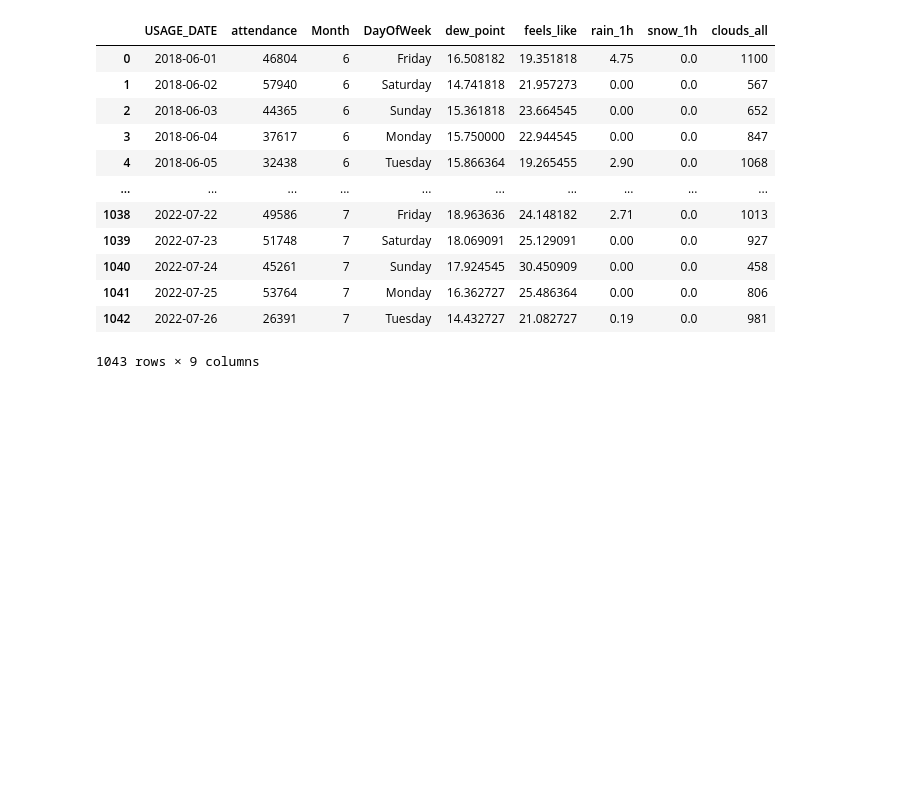
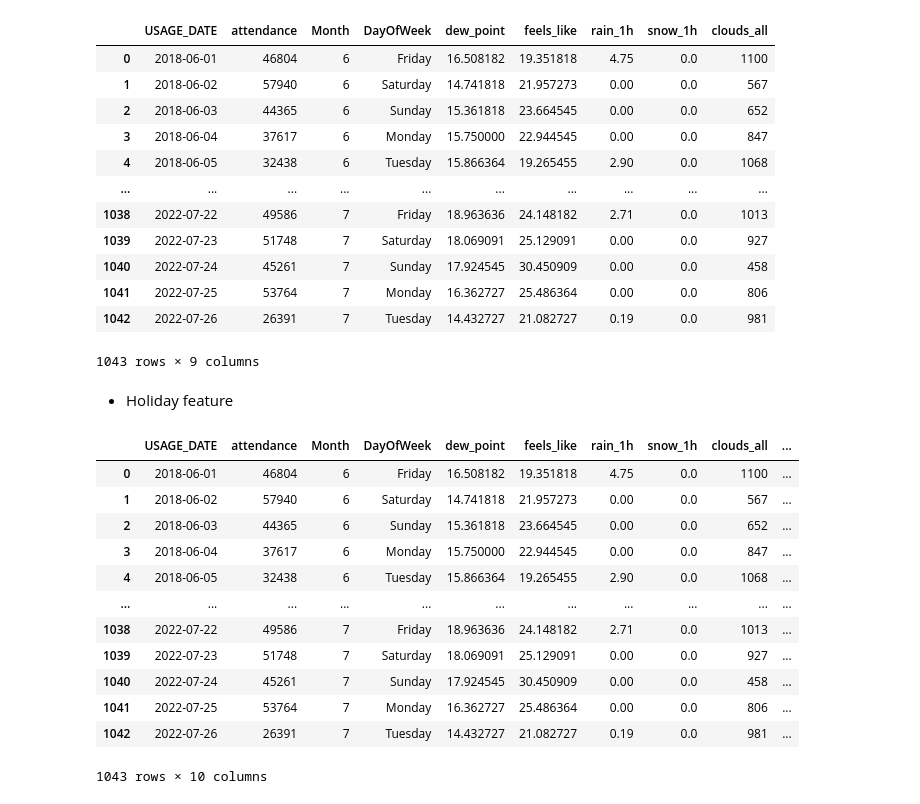
Before and after one commit to CharlesS940/xhec_endless_line, a Jupyter notebook: notebooks/attendance_forecast.ipynb, the cells around one changed output. Saved outputs shown, nothing was run; the diff lists cells and outputs as text; code cells hidden in the pictures; blank space fills up the shorter version.

```diff
--- a/notebooks/attendance_forecast.ipynb
+++ b/notebooks/attendance_forecast.ipynb
@@ -682,3 +688,51 @@ df
 | 1041 | 2022-07-25 | 53764 | 7 | Monday | 16.362727 | 25.486364 | 0.00 | 0.0 | 806 |
 | 1042 | 2022-07-26 | 26391 | 7 | Tuesday | 14.432727 | 21.082727 | 0.19 | 0.0 | 981 |
 1043 rows × 9 columns
+# %% [markdown]
+- Holiday feature
+# %%
+import holidays
+from vacances_scolaires_france import SchoolHolidayDates
+
+
+# Initialize France holidays (bank holidays)
+fr_holidays = holidays.France(years=df["USAGE_DATE"].dt.year.unique())
+
+# Dummy variable for bank holidays
+df["Is_Bank_Holiday"] = df["USAGE_DATE"].apply(
+    lambda x: True if x in fr_holidays else False
+)
+
+# Initialize the SchoolHolidayDates object
+d = SchoolHolidayDates()
+
+
+# Function to check if a date is a holiday
+def is_school_holiday(date, zone="C"):
+    return d.is_holiday_for_zone(date, zone)
+
+
+# Add a new column indicating if the date is a school holiday
+df["Is_School_Holiday"] = df["USAGE_DATE"].apply(lambda x: is_school_holiday(x.date()))
+
+# Combine into a single dummy variable
+df["Is_Holiday"] = (
+    df[["Is_Bank_Holiday", "Is_School_Holiday"]].max(axis=1).astype("int")
+)
+
+df.drop(columns=["Is_Bank_Holiday", "Is_School_Holiday"], inplace=True)
+df
+# %% [output]
+|  | USAGE_DATE | attendance | Month | DayOfWeek | dew_point | feels_like | rain_1h | snow_1h | clouds_all | ... |
+| 0 | 2018-06-01 | 46804 | 6 | Friday | 16.508182 | 19.351818 | 4.75 | 0.0 | 1100 | ... |
+| 1 | 2018-06-02 | 57940 | 6 | Saturday | 14.741818 | 21.957273 | 0.00 | 0.0 | 567 | ... |
+| 2 | 2018-06-03 | 44365 | 6 | Sunday | 15.361818 | 23.664545 | 0.00 | 0.0 | 652 | ... |
+| 3 | 2018-06-04 | 37617 | 6 | Monday | 15.750000 | 22.944545 | 0.00 | 0.0 | 847 | ... |
+| 4 | 2018-06-05 | 32438 | 6 | Tuesday | 15.866364 | 19.265455 | 2.90 | 0.0 | 1068 | ... |
+| ... | ... | ... | ... | ... | ... | ... | ... | ... | ... | ... |
+| 1038 | 2022-07-22 | 49586 | 7 | Friday | 18.963636 | 24.148182 | 2.71 | 0.0 | 1013 | ... |
+| 1039 | 2022-07-23 | 51748 | 7 | Saturday | 18.069091 | 25.129091 | 0.00 | 0.0 | 927 | ... |
+| 1040 | 2022-07-24 | 45261 | 7 | Sunday | 17.924545 | 30.450909 | 0.00 | 0.0 | 458 | ... |
+| 1041 | 2022-07-25 | 53764 | 7 | Monday | 16.362727 | 25.486364 | 0.00 | 0.0 | 806 | ... |
+| 1042 | 2022-07-26 | 26391 | 7 | Tuesday | 14.432727 | 21.082727 | 0.19 | 0.0 | 981 | ... |
+1043 rows × 10 columns
```
Also changed, not shown: parts of 12 cells of this notebook.
